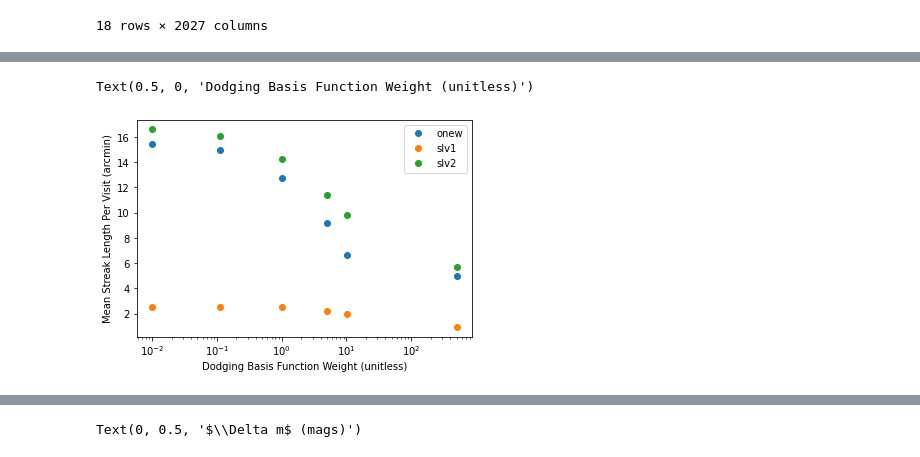
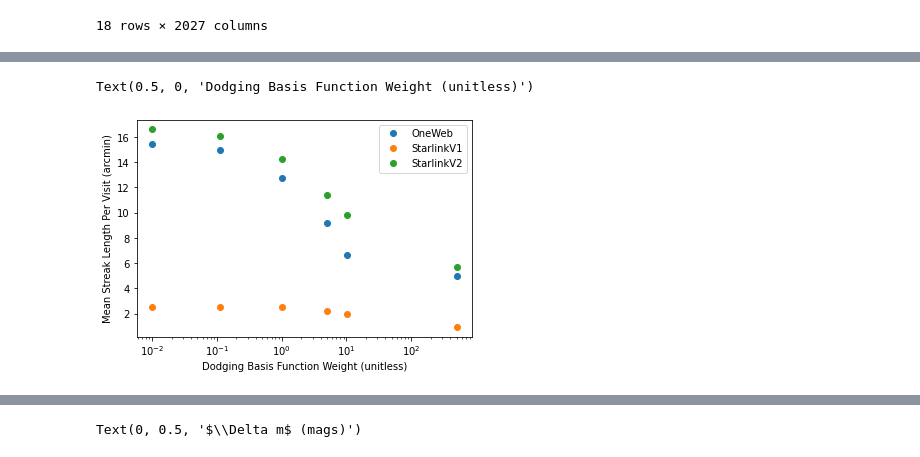
Before and after one commit to dirac-institute/satellite-dodging, a Jupyter notebook: compare_sim_runs.ipynb, the cells around one changed output, grey strips where cells are left out. Saved outputs shown, nothing was run; the diff lists cells and outputs as text; code cells hidden in the pictures.

```diff
--- a/compare_sim_runs.ipynb
+++ b/compare_sim_runs.ipynb
@@ -54,9 +54,10 @@ streak_length_sums = []
 n_streak_sums = []
 n_streaked_images = []
 for sim_name in df.index:
+# for sim_name in df.index[0:2]:
     dodge_weights.append(float(sim_name.split('_')[2]))
     const_name.append(sim_name.split('_')[3])
-    _temp = np.load('simulation_dbs/'+sim_name+'.npz')['obs_array'].copy()
+    _temp = np.load('/Users/apple/Desktop/'+sim_name+'.npz')['obs_array'].copy()
 
     streak_length_sums.append(np.sum(_temp['streak_len_deg']))
     n_streak_sums.append(np.sum(_temp['n_streaks']))
@@ -102,3 +176,29 @@ Text(0, 0.5, 'Mean Streak Length per Visit (arcmin)')
 # %%
 # XXX--need to plug in what we think a typical streak width is, compute the number of pixels we lose
 # Then plot the mean fraction of pixels lost
+
+streak_width=50  #estimate width of 50 pixels
+
+pixel_arc_ratio=5  #Rubin's camera is 0.2 arcsec/pixel which converts to 5 pixel/arcsec
+
+fig, ax = plt.subplots()
+
+#unit conversion: radians*(pixels/radian) gives streak length sum in pixels.
+mean_streak_length = df['streak_length_sum']/df['Number of Exposures']*pixel_arc_ratio*streak_width
+
+
+for c_name in np.unique(df['constellation_name']):
+    good = np.where(df['constellation_name'].values == c_name)
+    # putting in a fudge factor of 1e-2 so a log-scale axis works well
+    if c_name=='onew':
+        clabel='OneWeb'
+    elif c_name=='slv1':
+        clabel='StarlinkV1'
+    else:
+        clabel='StarlinkV2'
+    ax.semilogx(df['dodge_weights'].values[good]+1e-2, mean_streak_length.values[good], 'o', label=clabel)
+
+#have better legend labels -look up legend documentation
+legend = ax.legend()
+ax.set_ylabel('Mean Pixel Loss Per Visit')
+ax.set_xlabel('Dodging Basis Function Weight (unitless)')
@@ -105,19 +208,25 @@ Text(0, 0.5, 'Mean Streak Length per Visit (arcmin)')
 # %%
 # Let's make some nicer plots
 fig, ax = plt.subplots()
 
 mean_streak_length = df['streak_length_sum']/df['Number of Exposures']*60  # in arcmin
 
 for c_name in np.unique(df['constellation_name']):
     good = np.where(df['constellation_name'].values == c_name)
     # putting in a fudge factor of 1e-2 so a log-scale axis works well
-    ax.semilogx(df['dodge_weights'].values[good]+1e-2, mean_streak_length.values[good], 'o', label=c_name)
+    if c_name=='onew':
+        clabel='OneWeb'
+    elif c_name=='slv1':
+        clabel='StarlinkV1'
+    else:
+        clabel='StarlinkV2'
+    ax.semilogx(df['dodge_weights'].values[good]+1e-2, mean_streak_length.values[good], 'o', label=clabel)
     # There's probably a better way to do this with pandas .loc or .iloc, but I refuse to learn it
     # when I can get away with simple np.where
 
 legend = ax.legend()
 ax.set_ylabel('Mean Streak Length Per Visit (arcmin)')
 ax.set_xlabel('Dodging Basis Function Weight (unitless)')
 # %% [output]
 Text(0.5, 0, 'Dodging Basis Function Weight (unitless)')
-[figure, old version]
+[figure, new version]
```
Also changed, not shown: parts of 17 cells of this notebook, 2 other files.
